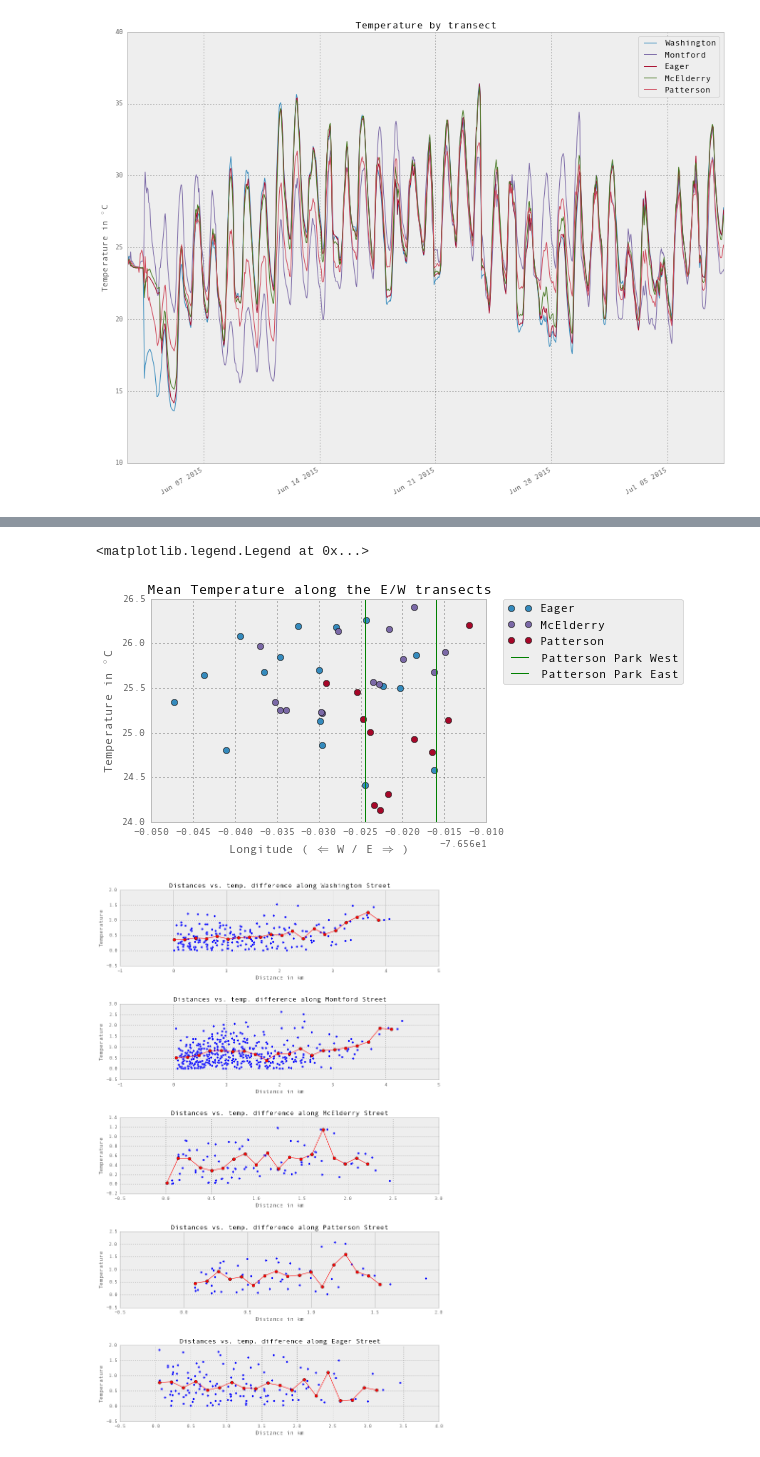
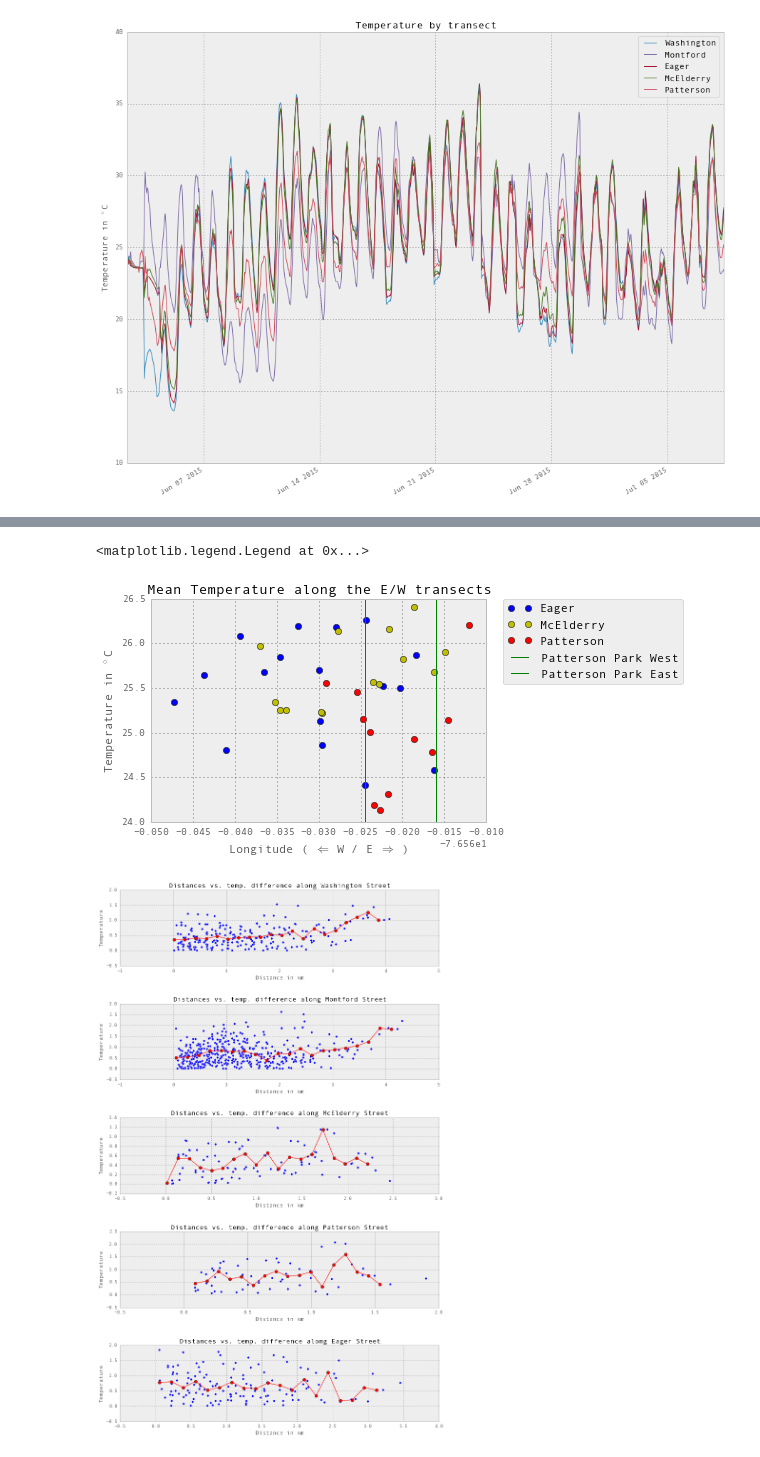
Before and after one commit to gottscott/cityheat, a Jupyter notebook: Bmore/BaltimoreTransectAnalysis.ipynb, the cells around one changed output, grey strips where cells are left out. Drawn from its saved outputs; the diff is of its cells as text; code cells hidden in the pictures.

```diff
--- a/Bmore/BaltimoreTransectAnalysis.ipynb
+++ b/Bmore/BaltimoreTransectAnalysis.ipynb
@@ -119,19 +119,19 @@ plt.legend()
 # %%
 # plot the temperature by longitude
-plt.plot(meta['location:Longitude'].values[eager], tempDF[eagerSensors.astype(int)].mean(axis=0), 'o', label = 'Eager')
-plt.plot(meta['location:Longitude'].values[mcelderry], tempDF[mcelderrySensors.astype(int)].mean(axis=0), 'o', label = 'McElderry')
-plt.plot(meta['location:Longitude'].values[patterson], tempDF[pattersonSensors.astype(int)].mean(axis=0), 'o', label = 'Patterson')
+plt.plot(meta['location:Longitude'].values[eager], tempDF[eagerSensors.astype(int)].mean(axis=0), 'ob', label = 'Eager')
+plt.plot(meta['location:Longitude'].values[mcelderry], tempDF[mcelderrySensors.astype(int)].mean(axis=0), 'oy', label = 'McElderry')
+plt.plot(meta['location:Longitude'].values[patterson], tempDF[pattersonSensors.astype(int)].mean(axis=0), 'or', label = 'Patterson')
 
 plt.axvline(-76.5844971, c = 'g', label = 'Patterson Park West')
 plt.axvline(-76.5759838 , c = 'g', label = 'Patterson Park East')
 
 plt.xlabel('Longitude ( $\Leftarrow $ W / E $ \Rightarrow $ )')
 plt.ylabel('Temperature in $^\circ $C')
 plt.title('Mean Temperature along the E/W transects')
 plt.legend(bbox_to_anchor=(1.05, 1), loc=2, borderaxespad=0.)
 # %% [output]
 <matplotlib.legend.Legend at 0x...>
-[figure, old version]
+[figure, new version]
 # %%
 #U = tempDF[eagerSensors.astype(int)].mean(axis=0).values
 #X = meta['location:Longitude'].values[eager]
```
Also changed, not shown: parts of 1 cell of this notebook, 2 other files.
